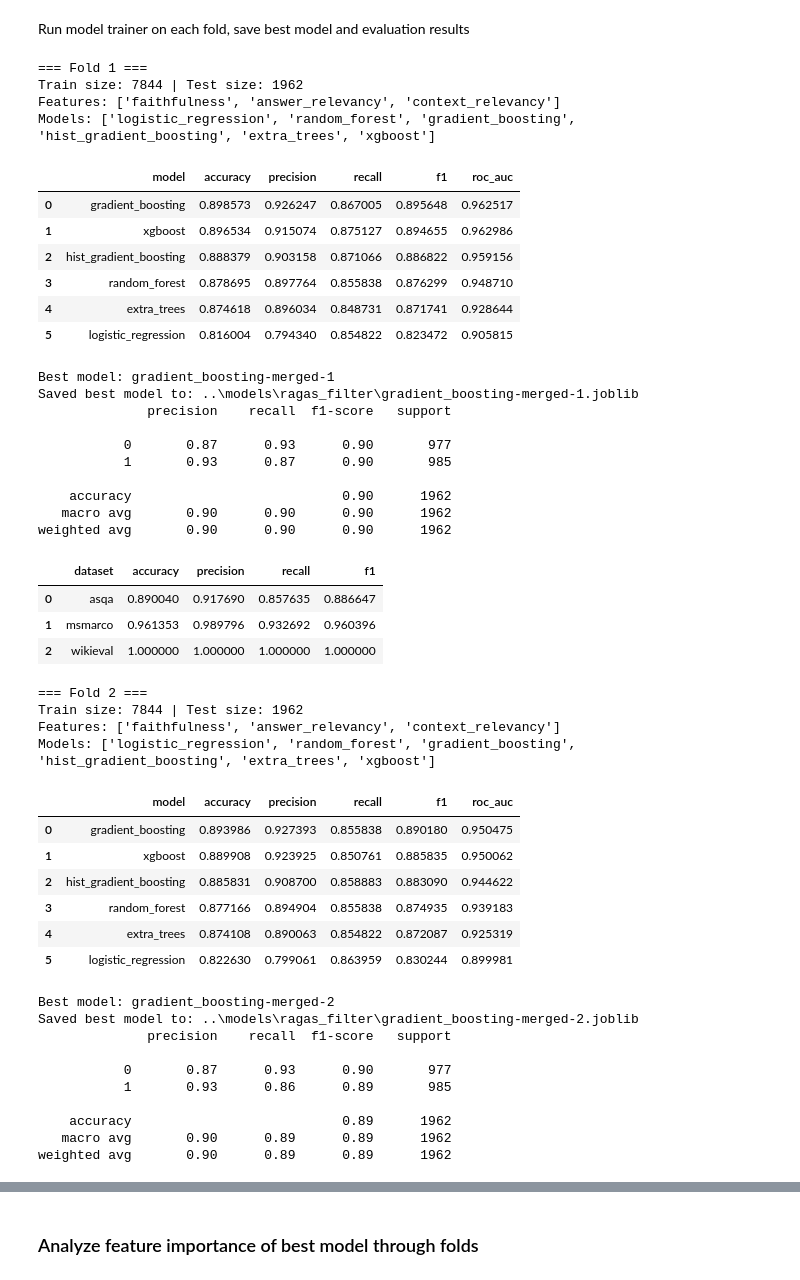
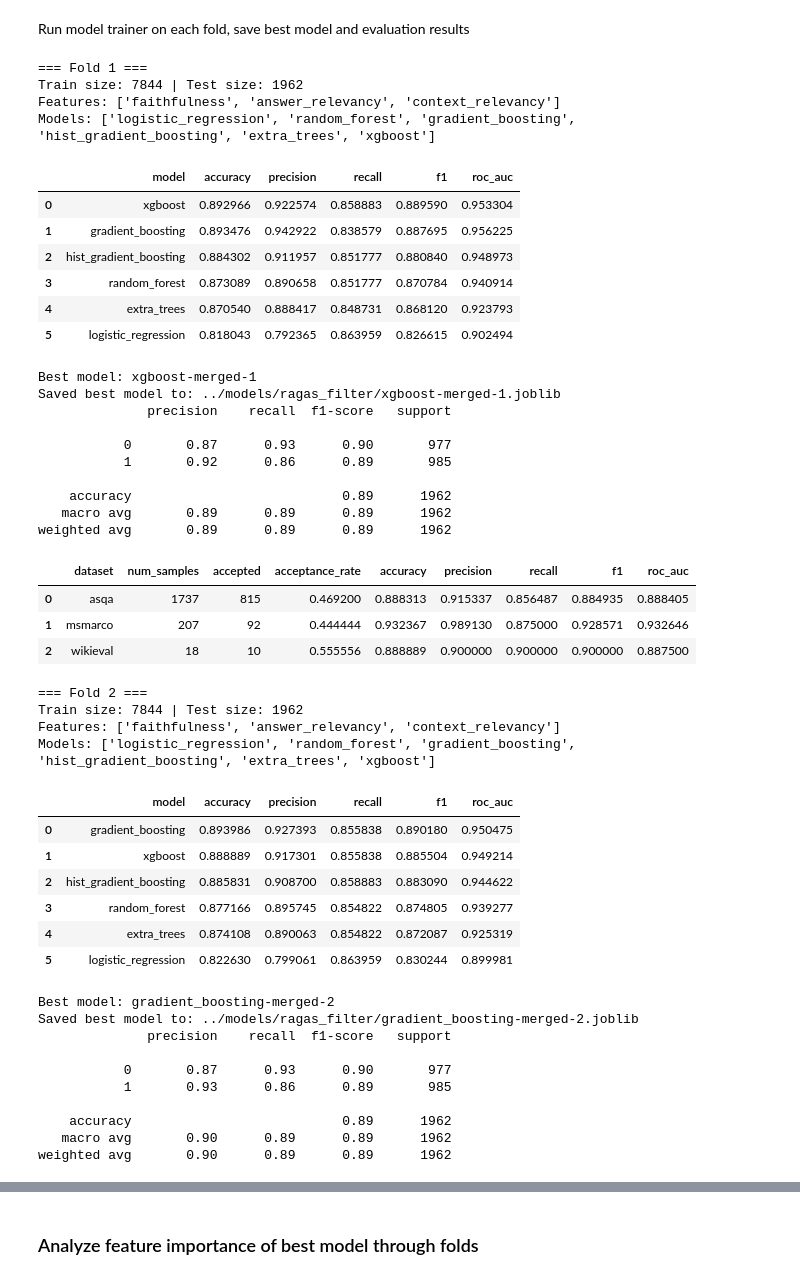
Before and after one commit to Htaaxx/ragas-evaluation, a Jupyter notebook: notebooks/3.2b_filter-training.ipynb, the cells around one changed output, grey strips where cells are left out. Saved outputs shown, nothing was run; the diff lists cells and outputs as text; code cells hidden in the pictures.

```diff
--- a/notebooks/3.2b_filter-training.ipynb
+++ b/notebooks/3.2b_filter-training.ipynb
@@ -225,15 +225,24 @@ def test_best_model(X_test, final_predictions, feature_df):
     dataset_metrics = []
     for dataset_name, group in test_df.groupby("dataset"):
         acc = accuracy_score(group["label"], group["predicted_label"])
+        num_sample = len(group)
+        accepted = group["predicted_label"].sum()
+        acceptance_rate = group["predicted_label"].mean()  # Calculate the acceptance rate
         prec = precision_score(group["label"], group["predicted_label"], zero_division=0)
         rec = recall_score(group["label"], group["predicted_label"], zero_division=0)
         f1 = f1_score(group["label"], group["predicted_label"], zero_division=0)
+        roc_auc = roc_auc_score(group["label"], group["predicted_label"]) if len(group["label"].unique()) > 1 else np.nan
+
         dataset_metrics.append({
             "dataset": dataset_name,
+            "num_samples": num_sample,
+            "accepted": accepted,
+            "acceptance_rate": acceptance_rate,
             "accuracy": acc,
             "precision": prec,
             "recall": rec,
             "f1": f1,
+            "roc_auc": roc_auc
         })
     dataset_metrics_df = pd.DataFrame(dataset_metrics)
     display(dataset_metrics_df)
@@ -277,58 +286,65 @@ def filter_trainer(df: pd.DataFrame, feature_cols: list[str], test_size: float =
     return results_df, dataset_metrics_df, best_model_name
 # %% [markdown]
 Run model trainer on each fold, save best model and evaluation results
+# %%
+test_size = 0.2
+random_state = 42
+# split to train & test sets
+train_df, test_df = train_test_split(df, test_size=test_size, random_state=random_state)
+# save test df to csv
+test_df.to_csv(Path('../data/labeled_merged_test.csv'), index=False)
 # %%
 results_dfs = []
 metrics_dfs = []
 names = []
 model_paths = []
 for i, feature_df in enumerate(feature_dfs):
     print(f"\n=== Fold {i+1} ===")
-    results_df, dataset_metrics_df, best_model_name = filter_trainer(feature_df, feature_cols)
+    results_df, dataset_metrics_df, best_model_name = filter_trainer(feature_df, feature_cols, test_size=test_size, random_state=random_state, models=models)
     results_dfs.append(results_df)
     metrics_dfs.append(dataset_metrics_df)
     names.append(best_model_name)
     model_path = MODEL_DIR / f"{best_model_name}.joblib"
     model_paths.append(model_path)
 # %% [output]
 === Fold 1 ===
 Train size: 7844 | Test size: 1962
 Features: ['faithfulness', 'answer_relevancy', 'context_relevancy']
 Models: ['logistic_regression', 'random_forest', 'gradient_boosting', 'hist_gradient_boosting', 'extra_trees', 'xgboost']
 |  | model | accuracy | precision | recall | f1 | roc_auc |
-| 0 | gradient_boosting | 0.898573 | 0.926247 | 0.867005 | 0.895648 | 0.962517 |
-| 1 | xgboost | 0.896534 | 0.915074 | 0.875127 | 0.894655 | 0.962986 |
-| 2 | hist_gradient_boosting | 0.888379 | 0.903158 | 0.871066 | 0.886822 | 0.959156 |
-| 3 | random_forest | 0.878695 | 0.897764 | 0.855838 | 0.876299 | 0.948710 |
-| 4 | extra_trees | 0.874618 | 0.896034 | 0.848731 | 0.871741 | 0.928644 |
-| 5 | logistic_regression | 0.816004 | 0.794340 | 0.854822 | 0.823472 | 0.905815 |
+| 0 | xgboost | 0.892966 | 0.922574 | 0.858883 | 0.889590 | 0.953304 |
+| 1 | gradient_boosting | 0.893476 | 0.942922 | 0.838579 | 0.887695 | 0.956225 |
+| 2 | hist_gradient_boosting | 0.884302 | 0.911957 | 0.851777 | 0.880840 | 0.948973 |
+| 3 | random_forest | 0.873089 | 0.890658 | 0.851777 | 0.870784 | 0.940914 |
+| 4 | extra_trees | 0.870540 | 0.888417 | 0.848731 | 0.868120 | 0.923793 |
+| 5 | logistic_regression | 0.818043 | 0.792365 | 0.863959 | 0.826615 | 0.902494 |
-Best model: gradient_boosting-merged-1
-Saved best model to: ..\models\ragas_filter\gradient_boosting-merged-1.joblib
+Best model: xgboost-merged-1
+Saved best model to: ../models/ragas_filter/xgboost-merged-1.joblib
               precision    recall  f1-score   support
 
            0       0.87      0.93      0.90       977
-           1       0.93      0.87      0.90       985
+           1       0.92      0.86      0.89       985
 
-    accuracy                           0.90      1962
-   macro avg       0.90      0.90      0.90      1962
-weighted avg       0.90      0.90      0.90      1962
+    accuracy                           0.89      1962
+   macro avg       0.89      0.89      0.89      1962
+weighted avg       0.89      0.89      0.89      1962
-|  | dataset | accuracy | precision | recall | f1 |
-| 0 | asqa | 0.890040 | 0.917690 | 0.857635 | 0.886647 |
-| 1 | msmarco | 0.961353 | 0.989796 | 0.932692 | 0.960396 |
-| 2 | wikieval | 1.000000 | 1.000000 | 1.000000 | 1.000000 |
+|  | dataset | num_samples | accepted | acceptance_rate | accuracy | precision | recall | f1 | roc_auc |
+| 0 | asqa | 1737 | 815 | 0.469200 | 0.888313 | 0.915337 | 0.856487 | 0.884935 | 0.888405 |
+| 1 | msmarco | 207 | 92 | 0.444444 | 0.932367 | 0.989130 | 0.875000 | 0.928571 | 0.932646 |
+| 2 | wikieval | 18 | 10 | 0.555556 | 0.888889 | 0.900000 | 0.900000 | 0.900000 | 0.887500 |
 === Fold 2 ===
 Train size: 7844 | Test size: 1962
 Features: ['faithfulness', 'answer_relevancy', 'context_relevancy']
 Models: ['logistic_regression', 'random_forest', 'gradient_boosting', 'hist_gradient_boosting', 'extra_trees', 'xgboost']
 |  | model | accuracy | precision | recall | f1 | roc_auc |
 | 0 | gradient_boosting | 0.893986 | 0.927393 | 0.855838 | 0.890180 | 0.950475 |
-| 1 | xgboost | 0.889908 | 0.923925 | 0.850761 | 0.885835 | 0.950062 |
+| 1 | xgboost | 0.888889 | 0.917301 | 0.855838 | 0.885504 | 0.949214 |
 | 2 | hist_gradient_boosting | 0.885831 | 0.908700 | 0.858883 | 0.883090 | 0.944622 |
-| 3 | random_forest | 0.877166 | 0.894904 | 0.855838 | 0.874935 | 0.939183 |
+| 3 | random_forest | 0.877166 | 0.895745 | 0.854822 | 0.874805 | 0.939277 |
 | 4 | extra_trees | 0.874108 | 0.890063 | 0.854822 | 0.872087 | 0.925319 |
 | 5 | logistic_regression | 0.822630 | 0.799061 | 0.863959 | 0.830244 | 0.899981 |
 Best model: gradient_boosting-merged-2
-Saved best model to: ..\models\ragas_filter\gradient_boosting-merged-2.joblib
+Saved best model to: ../models/ragas_filter/gradient_boosting-merged-2.joblib
               precision    recall  f1-score   support
 
            0       0.87      0.93      0.90       977
```
Also changed, not shown: parts of 12 cells of this notebook, 9 other files.
